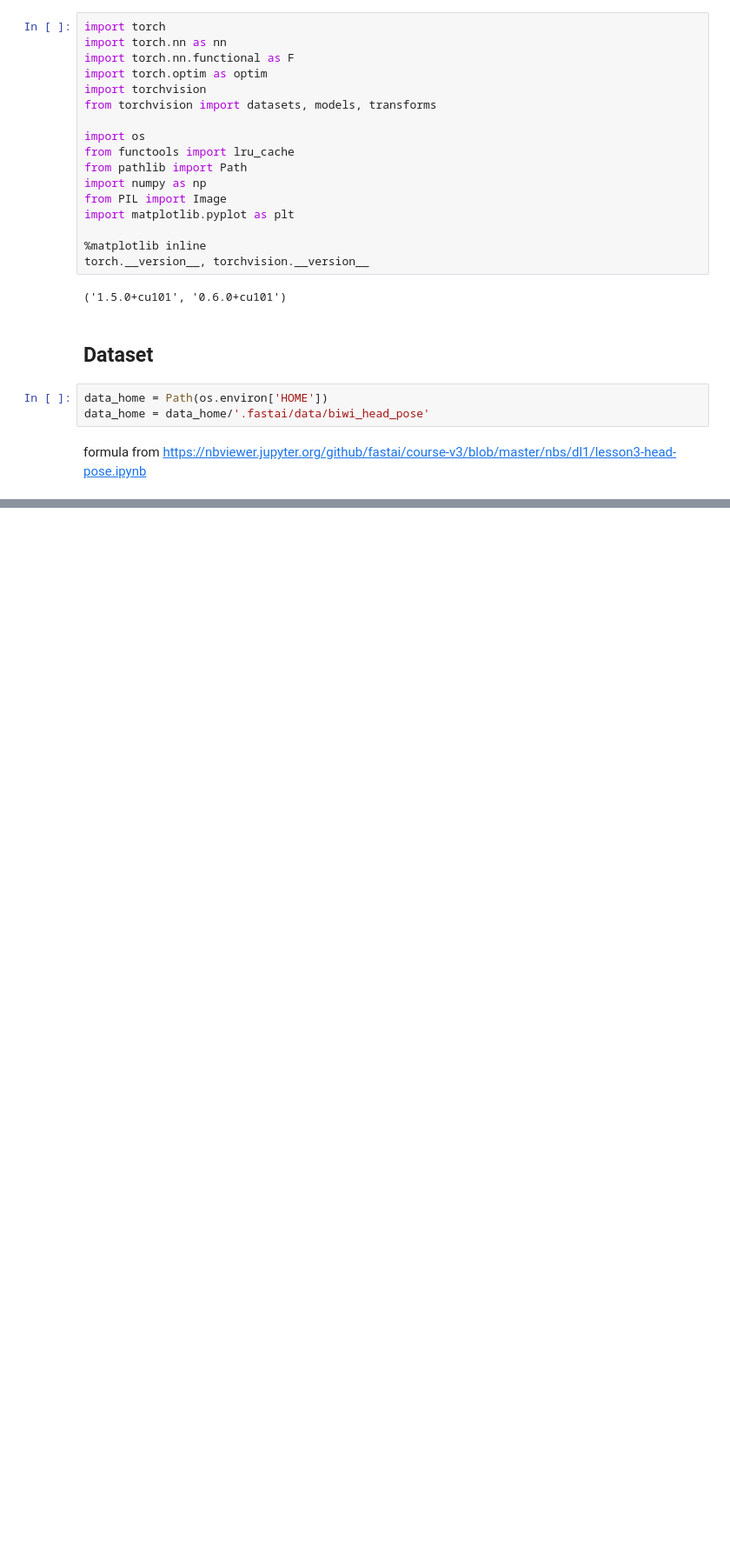
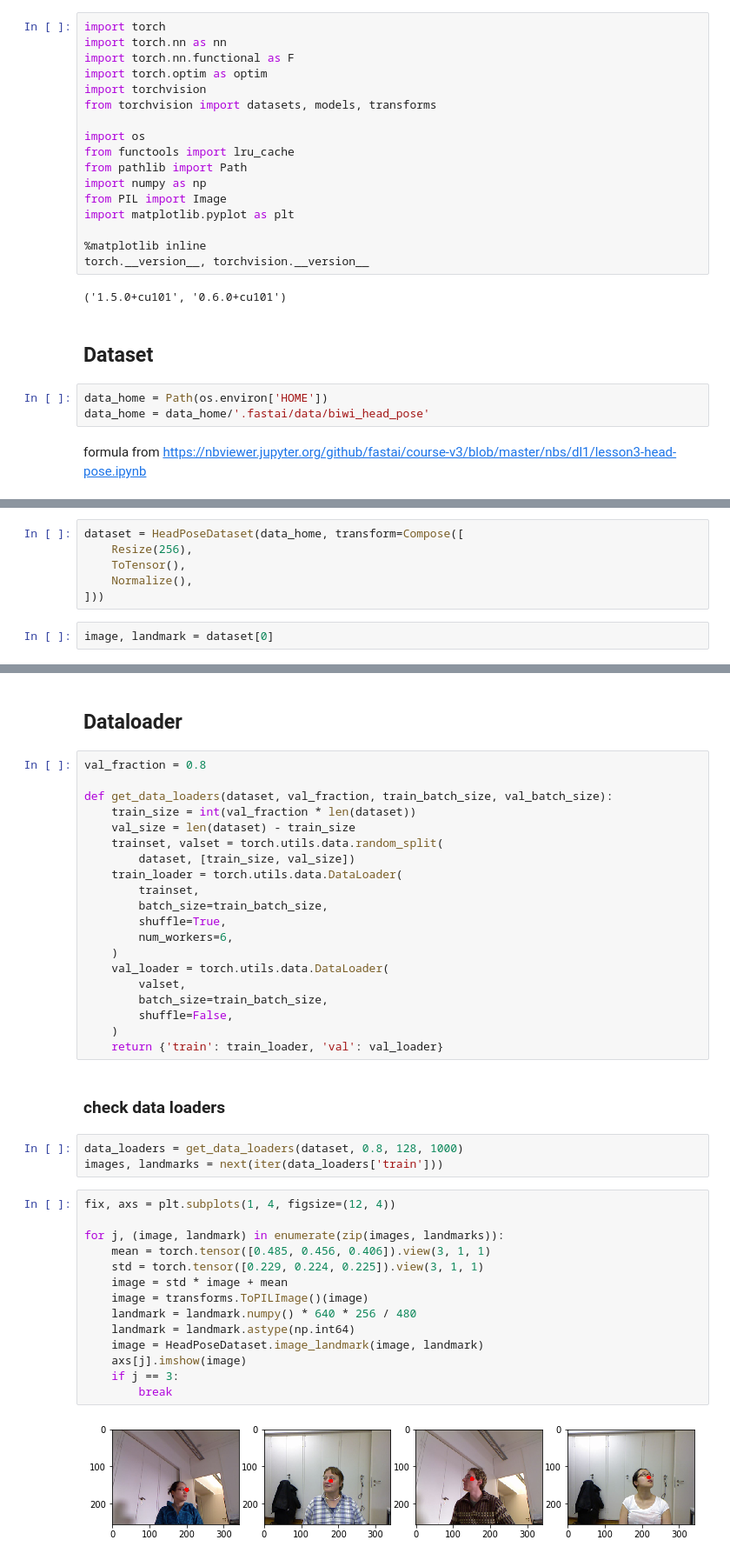
Before and after one commit to danhojin/ml-notes, a Jupyter notebook: dl/biwi_head_pose_regression.ipynb, the cells around one changed output, grey strips where cells are left out. Shown: that part at 87% size. Saved outputs shown, nothing was run; the diff lists cells and outputs as text; blank space fills up the shorter version.

Commit message:
head pose 1st iteration done

```diff
--- a/dl/biwi_head_pose_regression.ipynb
+++ b/dl/biwi_head_pose_regression.ipynb
@@ -82,0 +141,8 @@ HeadDataset.image_pose(image, pose)
+# %%
+dataset = HeadPoseDataset(data_home, transform=Compose([
+    Resize(256),
+    ToTensor(),
+    Normalize(),
+]))
+# %%
+image, landmark = dataset[0]
@@ -82,0 +157,43 @@ HeadDataset.image_pose(image, pose)
+# %% [markdown]
+## Dataloader
+# %%
+val_fraction = 0.8
+
+def get_data_loaders(dataset, val_fraction, train_batch_size, val_batch_size):
+    train_size = int(val_fraction * len(dataset))
+    val_size = len(dataset) - train_size
+    trainset, valset = torch.utils.data.random_split(
+        dataset, [train_size, val_size])
+    train_loader = torch.utils.data.DataLoader(
+        trainset,
+        batch_size=train_batch_size,
+        shuffle=True,
+        num_workers=6,
+    )
+    val_loader = torch.utils.data.DataLoader(
+        valset,
+        batch_size=train_batch_size,
+        shuffle=False,
+    )
+    return {'train': train_loader, 'val': val_loader}
+# %% [markdown]
+### check data loaders
+# %%
+data_loaders = get_data_loaders(dataset, 0.8, 128, 1000)
+images, landmarks = next(iter(data_loaders['train']))
+# %%
+fix, axs = plt.subplots(1, 4, figsize=(12, 4))
+
+for j, (image, landmark) in enumerate(zip(images, landmarks)):
+    mean = torch.tensor([0.485, 0.456, 0.406]).view(3, 1, 1)
+    std = torch.tensor([0.229, 0.224, 0.225]).view(3, 1, 1)
+    image = std * image + mean
+    image = transforms.ToPILImage()(image)
+    landmark = landmark.numpy() * 640 * 256 / 480
+    landmark = landmark.astype(np.int64)
+    image = HeadPoseDataset.image_landmark(image, landmark)
+    axs[j].imshow(image)
+    if j == 3:
+        break
+# %% [output]
+[figure, added]
```
Also changed, not shown: parts of 27 cells of this notebook, 1 other file.
